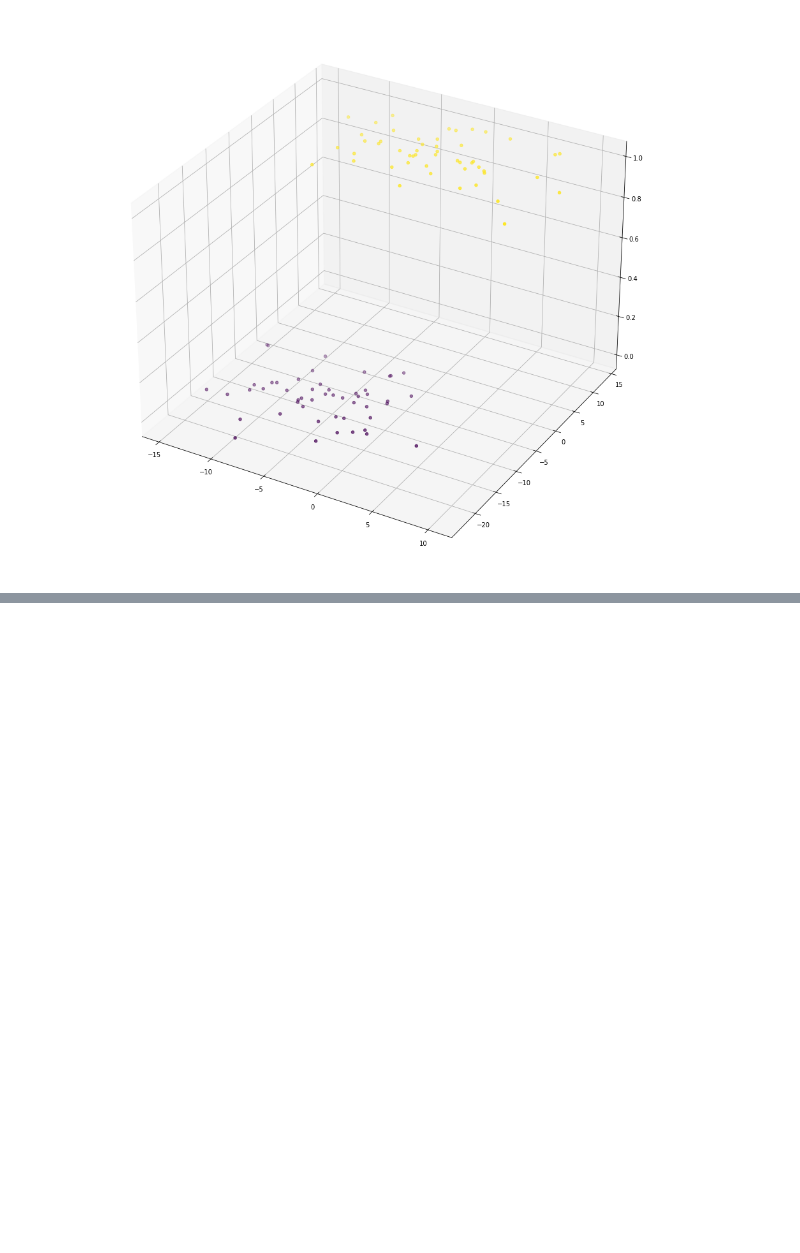
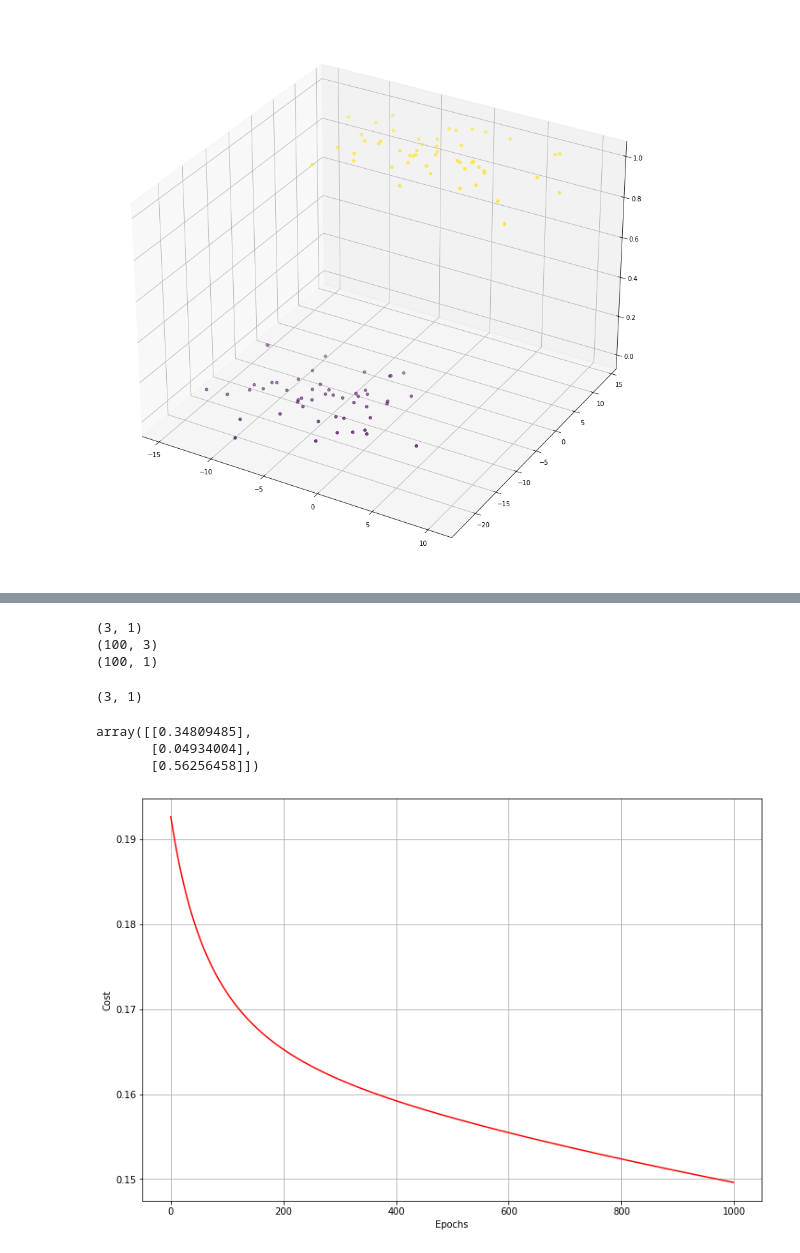
Before and after one commit to tavo-robotas/DI_101, a Jupyter notebook: __VI_Intro_to_NN/__I_logistic_regression.ipynb, the cells around one changed output, grey strips where cells are left out. Cells and saved outputs as stored; diff of their text form; code cells hidden in the pictures; blank space fills up the shorter version.

```diff
--- a/__VI_Intro_to_NN/__I_logistic_regression.ipynb
+++ b/__VI_Intro_to_NN/__I_logistic_regression.ipynb
@@ -823,0 +874,3 @@ O toliau ?
+# %%
+X = np.insert(X, 0, 1, axis=1)
+print(f'X0 = {X[0]}, y0 = {y[0]}')
@@ -823,0 +879,4 @@ O toliau ?
+# %%
+m, n = X.shape
+θ = np.random.randn(n)
+θ
@@ -823,0 +893,27 @@ O toliau ?
+# %%
+θ = θ.reshape(-1,1)
+y = y.reshape(-1,1)
+# %%
+print(θ.shape)
+print(X.shape)
+print(y.shape)
+# %% [output]
+(3, 1)
+(100, 3)
+(100, 1)
+# %%
+optimal_params, cost_history = gradient(X, y, θ)
+# %%
+optimal_params.shape
+# %% [output]
+(3, 1)
+# %%
+optimal_params
+# %% [output]
+array([[0.34809485],
+       [0.04934004],
+       [0.56256458]])
+# %%
+plot_cost(cost_history)
+# %% [output]
+[figure, added]
```
Also changed, not shown: parts of 13 cells of this notebook, 2 other files.
